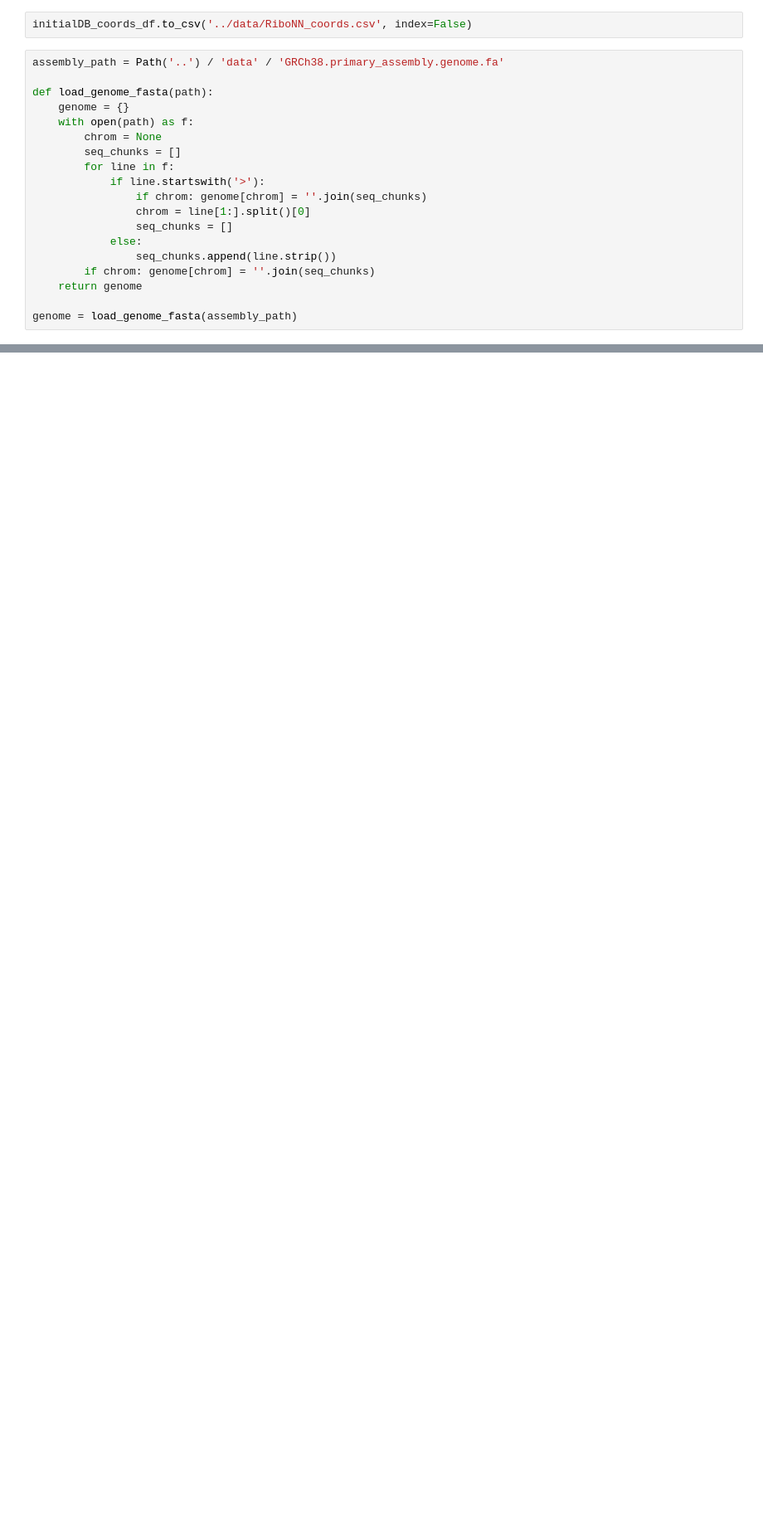
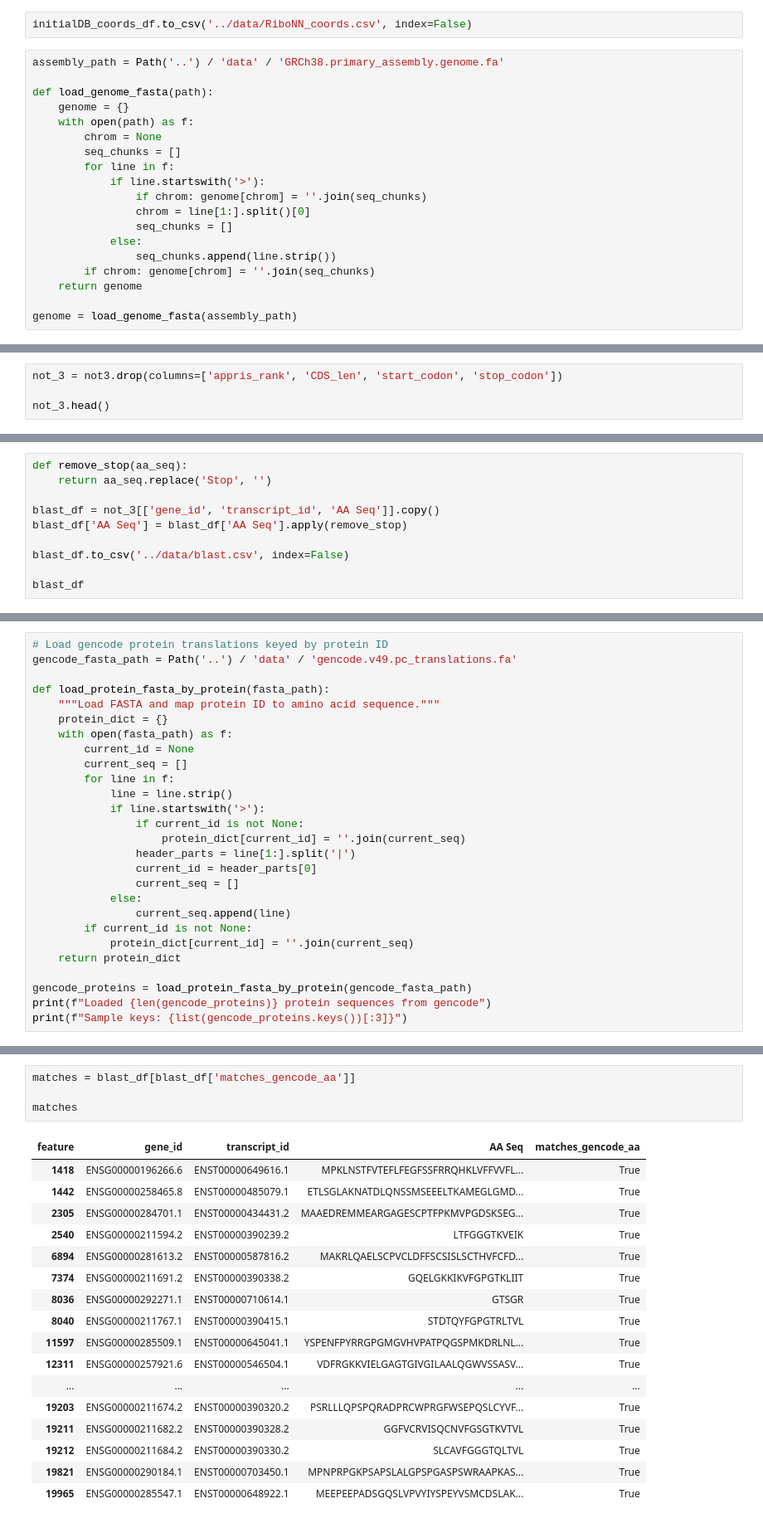
Before and after one commit to mxiimy/Predicting-Tissue-Specific-UTR, a Jupyter notebook: notebooks/initialDB.ipynb, the cells around one changed output, grey strips where cells are left out. Shown at 83% size. Saved outputs shown, nothing was run; the diff lists cells and outputs as text; blank space fills up the shorter version.

```diff
--- a/notebooks/initialDB.ipynb
+++ b/notebooks/initialDB.ipynb
@@ -323,0 +364,4 @@ Missing neither codon: 0
+# %%
+not_3 = not3.drop(columns=['appris_rank', 'CDS_len', 'start_codon', 'stop_codon'])
+
+not_3.head()
@@ -323,0 +411,10 @@ Missing neither codon: 0
+# %%
+def remove_stop(aa_seq):
+    return aa_seq.replace('Stop', '')
+
+blast_df = not_3[['gene_id', 'transcript_id', 'AA Seq']].copy()
+blast_df['AA Seq'] = blast_df['AA Seq'].apply(remove_stop)
+
+blast_df.to_csv('../data/blast.csv', index=False)
+
+blast_df
@@ -323,0 +435,27 @@ Missing neither codon: 0
+# %%
+# Load gencode protein translations keyed by protein ID
+gencode_fasta_path = Path('..') / 'data' / 'gencode.v49.pc_translations.fa'
+
+def load_protein_fasta_by_protein(fasta_path):
+    """Load FASTA and map protein ID to amino acid sequence."""
+    protein_dict = {}
+    with open(fasta_path) as f:
+        current_id = None
+        current_seq = []
+        for line in f:
+            line = line.strip()
+            if line.startswith('>'):
+                if current_id is not None:
+                    protein_dict[current_id] = ''.join(current_seq)
+                header_parts = line[1:].split('|')
+                current_id = header_parts[0]
+                current_seq = []
+            else:
+                current_seq.append(line)
+        if current_id is not None:
+            protein_dict[current_id] = ''.join(current_seq)
+    return protein_dict
+
+gencode_proteins = load_protein_fasta_by_protein(gencode_fasta_path)
+print(f"Loaded {len(gencode_proteins)} protein sequences from gencode")
+print(f"Sample keys: {list(gencode_proteins.keys())[:3]}")
@@ -323,0 +525,22 @@ Missing neither codon: 0
+# %%
+matches = blast_df[blast_df['matches_gencode_aa']]
+
+matches
+# %% [output]
+| feature | gene_id | transcript_id | AA Seq | matches_gencode_aa |
+| 1418 | ENSG00000196266.6 | ENST00000649616.1 | MPKLNSTFVTEFLFEGFSSFRRQHKLVFFVVFL... | True |
+| 1442 | ENSG00000258465.8 | ENST00000485079.1 | ETLSGLAKNATDLQNSSMSEEELTKAMEGLGMD... | True |
+| 2305 | ENSG00000284701.1 | ENST00000434431.2 | MAAEDREMMEARGAGESCPTFPKMVPGDSKSEG... | True |
+| 2540 | ENSG00000211594.2 | ENST00000390239.2 | LTFGGGTKVEIK | True |
+| 6894 | ENSG00000281613.2 | ENST00000587816.2 | MAKRLQAELSCPVCLDFFSCSISLSCTHVFCFD... | True |
+| 7374 | ENSG00000211691.2 | ENST00000390338.2 | GQELGKKIKVFGPGTKLIIT | True |
+| 8036 | ENSG00000292271.1 | ENST00000710614.1 | GTSGR | True |
+| 8040 | ENSG00000211767.1 | ENST00000390415.1 | STDTQYFGPGTRLTVL | True |
+| 11597 | ENSG00000285509.1 | ENST00000645041.1 | YSPENFPYRRGPGMGVHVPATPQGSPMKDRLNL... | True |
+| 12311 | ENSG00000257921.6 | ENST00000546504.1 | VDFRGKKVIELGAGTGIVGILAALQGWVSSASV... | True |
+| ... | ... | ... | ... | ... |
+| 19203 | ENSG00000211674.2 | ENST00000390320.2 | PSRLLLQPSPQRADPRCWPRGFWSEPQSLCYVF... | True |
+| 19211 | ENSG00000211682.2 | ENST00000390328.2 | GGFVCRVISQCNVFGSGTKVTVL | True |
+| 19212 | ENSG00000211684.2 | ENST00000390330.2 | SLCAVFGGGTQLTVL | True |
+| 19821 | ENSG00000290184.1 | ENST00000703450.1 | MPNPRPGKPSAPSLALGPSPGASPSWRAAPKAS... | True |
+| 19965 | ENSG00000285547.1 | ENST00000648922.1 | MEEPEEPADSGQSLVPVYIYSPEYVSMCDSLAK... | True |
```
Also changed, not shown: parts of 13 cells of this notebook.
